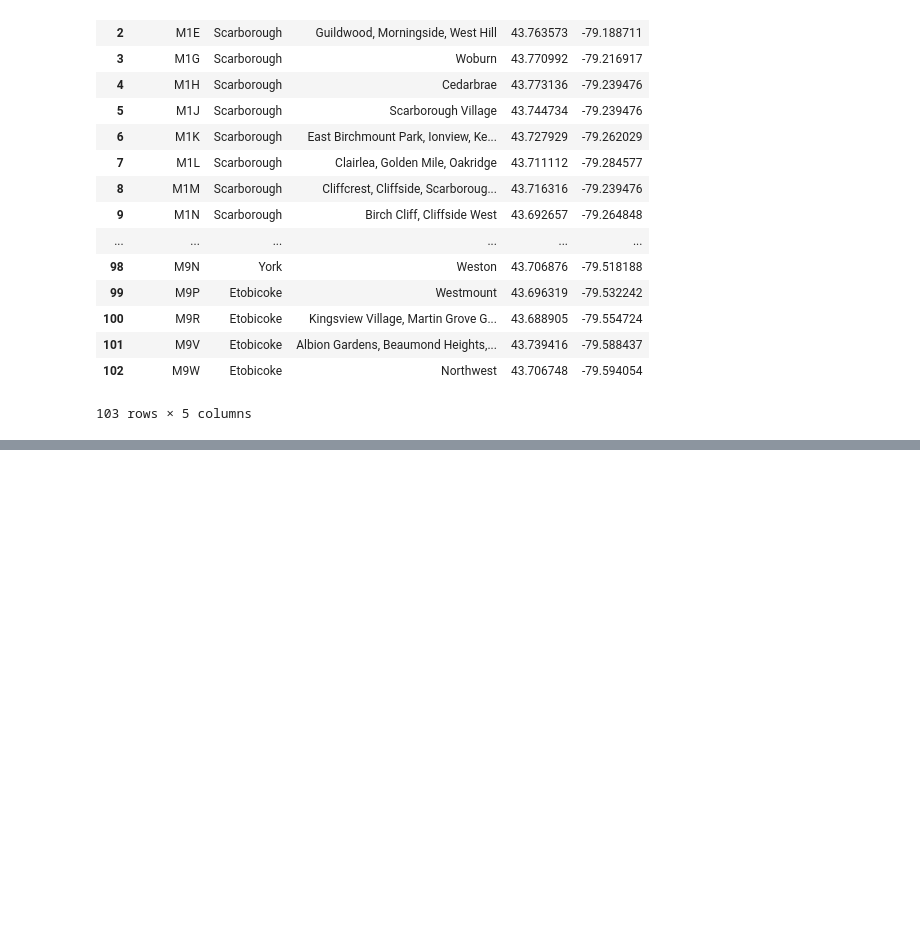
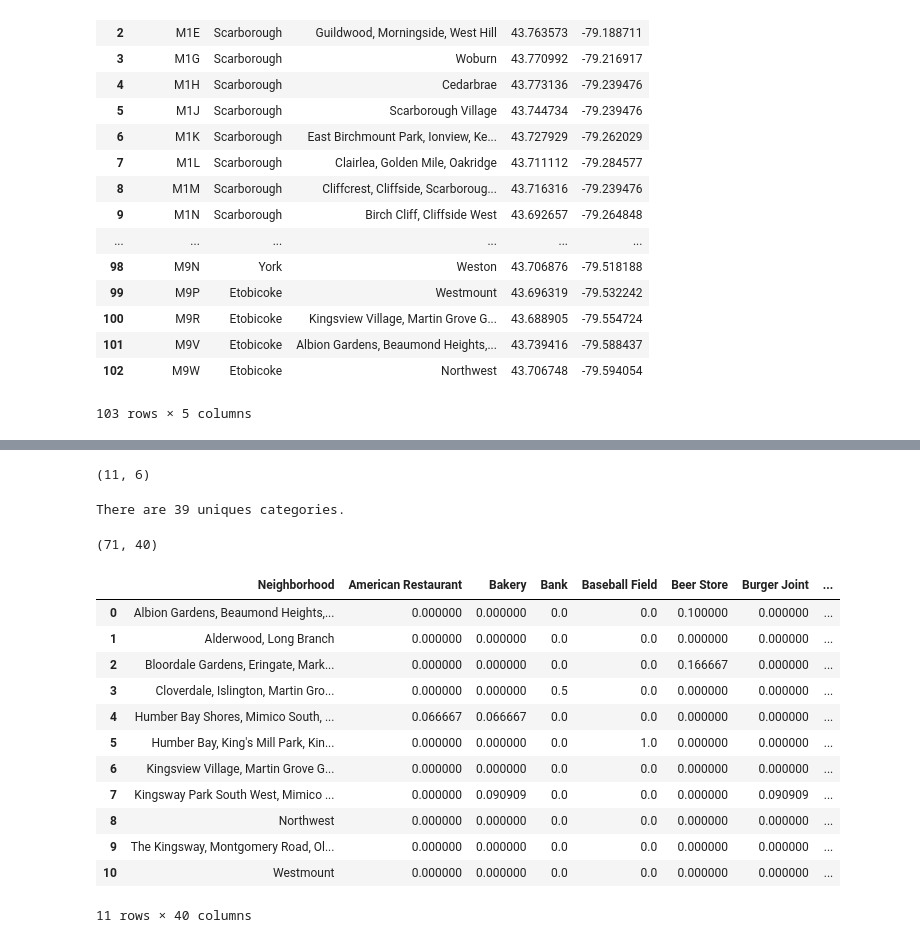
Before and after one commit to MusicLearningLab/coursera-capstone-project, a Jupyter notebook: Segmenting and Clustering Neighborhoods Toronto.ipynb, the cells around one changed output, grey strips where cells are left out. Drawn from its saved outputs; the diff is of its cells as text; code cells hidden in the pictures; blank space fills up the shorter version.

```diff
--- a/Segmenting and Clustering Neighborhoods Toronto.ipynb
+++ b/Segmenting and Clustering Neighborhoods Toronto.ipynb
@@ -238,0 +482,41 @@ zipCodeDF_geo
+# %%
+# check how many neighborhood beling processed
+Etobicoke_venues.groupby('Neighborhood').count().shape
+# %% [output]
+(11, 6)
+# %%
+print('There are {} uniques categories.'.format(len(Etobicoke_venues['Venue Category'].unique())))
+# %% [output]
+There are 39 uniques categories.
+# %%
+# one hot encoding
+Etobicoke_venues.head()
+Etobicoke_onehot = pd.get_dummies(Etobicoke_venues[['Venue Category']], prefix="", prefix_sep="")
+
+# add neighborhood column back to dataframe
+Etobicoke_onehot['Neighborhood'] = Etobicoke_venues['Neighborhood']
+
+# move neighborhood column to the first column
+fixed_columns = [Etobicoke_onehot.columns[-1]] + list(Etobicoke_onehot.columns[:-1])
+Etobicoke_onehot = Etobicoke_onehot[fixed_columns]
+Etobicoke_onehot.shape
+# %% [output]
+(71, 40)
+# %%
+Etobicoke_grouped = Etobicoke_onehot.groupby('Neighborhood').mean().reset_index()
+Etobicoke_grouped
+#Etobicoke_data
+# %% [output]
+|  | Neighborhood | American Restaurant | Bakery | Bank | Baseball Field | Beer Store | Burger Joint | ... |
+| 0 | Albion Gardens, Beaumond Heights,... | 0.000000 | 0.000000 | 0.0 | 0.0 | 0.100000 | 0.000000 | ... |
+| 1 | Alderwood, Long Branch | 0.000000 | 0.000000 | 0.0 | 0.0 | 0.000000 | 0.000000 | ... |
+| 2 | Bloordale Gardens, Eringate, Mark... | 0.000000 | 0.000000 | 0.0 | 0.0 | 0.166667 | 0.000000 | ... |
+| 3 | Cloverdale, Islington, Martin Gro... | 0.000000 | 0.000000 | 0.5 | 0.0 | 0.000000 | 0.000000 | ... |
+| 4 | Humber Bay Shores, Mimico South, ... | 0.066667 | 0.066667 | 0.0 | 0.0 | 0.000000 | 0.000000 | ... |
+| 5 | Humber Bay, King's Mill Park, Kin... | 0.000000 | 0.000000 | 0.0 | 1.0 | 0.000000 | 0.000000 | ... |
+| 6 | Kingsview Village, Martin Grove G... | 0.000000 | 0.000000 | 0.0 | 0.0 | 0.000000 | 0.000000 | ... |
+| 7 | Kingsway Park South West, Mimico ... | 0.000000 | 0.090909 | 0.0 | 0.0 | 0.000000 | 0.090909 | ... |
+| 8 | Northwest | 0.000000 | 0.000000 | 0.0 | 0.0 | 0.000000 | 0.000000 | ... |
+| 9 | The Kingsway, Montgomery Road, Ol... | 0.000000 | 0.000000 | 0.0 | 0.0 | 0.000000 | 0.000000 | ... |
+| 10 | Westmount | 0.000000 | 0.000000 | 0.0 | 0.0 | 0.000000 | 0.000000 | ... |
+11 rows × 40 columns
```
Also changed, not shown: parts of 22 cells of this notebook.
